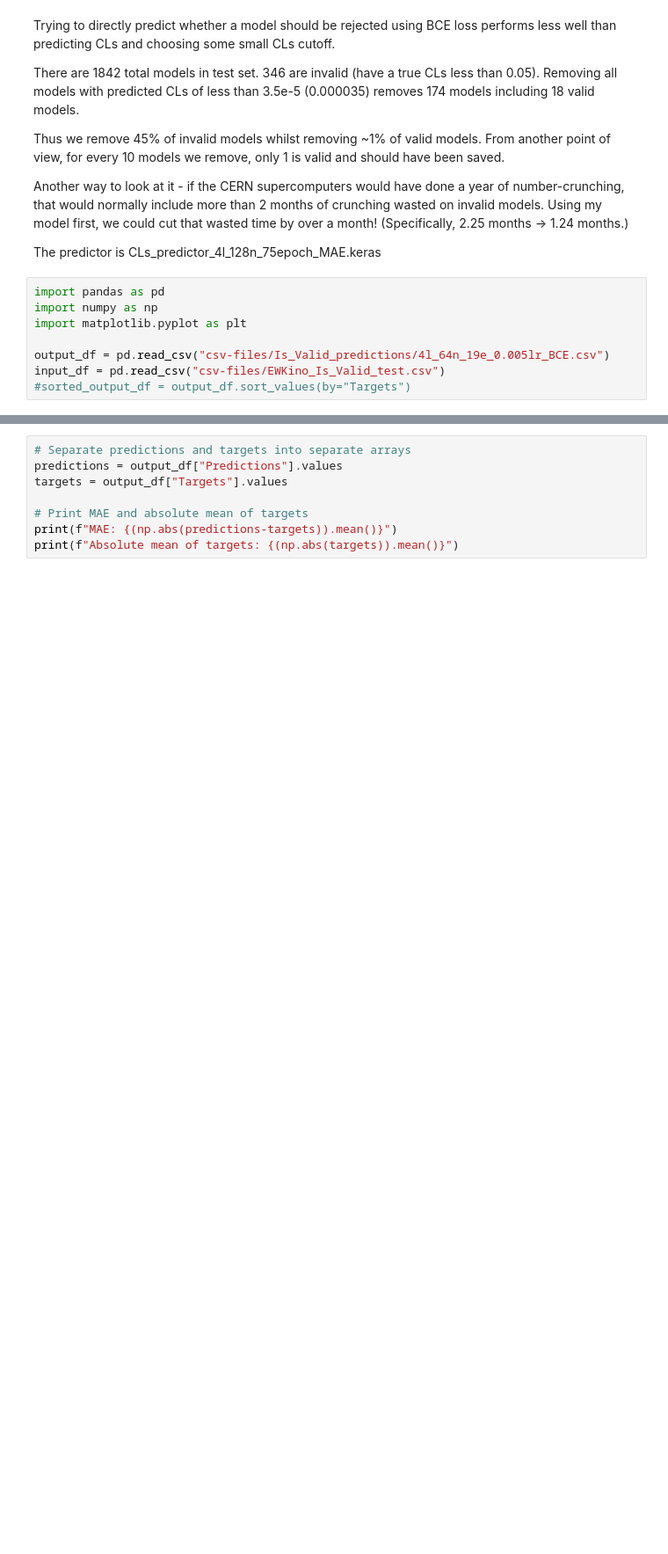
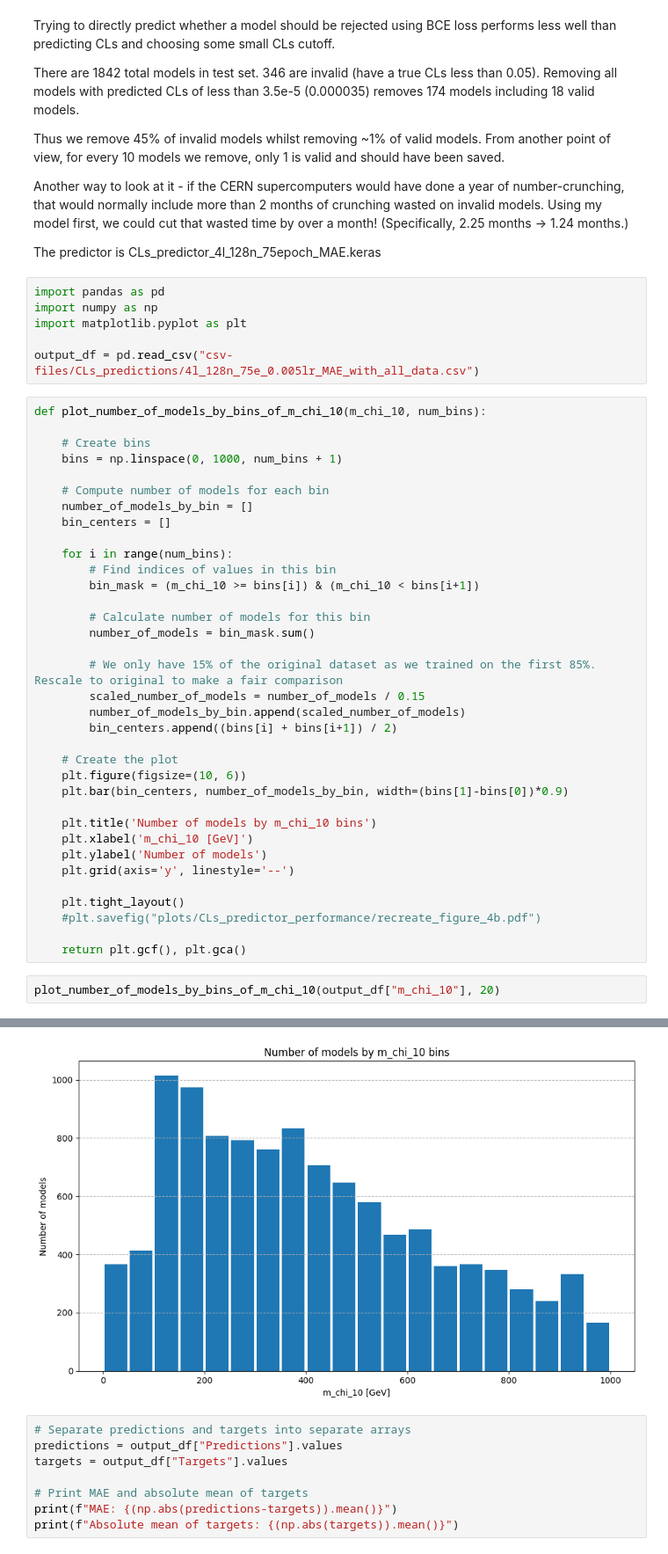
Before and after one commit to benvlasto/MPhys-Project, a Jupyter notebook: exploring_CLs_model_output.ipynb, the cells around one changed output, grey strips where cells are left out. Shown at 88% size. Drawn from its saved outputs; the diff is of its cells as text; blank space fills up the shorter version.

Commit message:
Recreated basics of figure 4b from pMSSM paper. Also removed old, unused CLs predictions

```diff
--- a/exploring_CLs_model_output.ipynb
+++ b/exploring_CLs_model_output.ipynb
@@ -16,6 +16,42 @@ import pandas as pd
 import numpy as np
 import matplotlib.pyplot as plt
 
-output_df = pd.read_csv("csv-files/Is_Valid_predictions/4l_64n_19e_0.005lr_BCE.csv")
-input_df = pd.read_csv("csv-files/EWKino_Is_Valid_test.csv")
-#sorted_output_df = output_df.sort_values(by="Targets")
+output_df = pd.read_csv("csv-files/CLs_predictions/4l_128n_75e_0.005lr_MAE_with_all_data.csv")
+# %%
+def plot_number_of_models_by_bins_of_m_chi_10(m_chi_10, num_bins):
+
+    # Create bins
+    bins = np.linspace(0, 1000, num_bins + 1)
+
+    # Compute number of models for each bin
+    number_of_models_by_bin = []
+    bin_centers = []
+
+    for i in range(num_bins):
+        # Find indices of values in this bin
+        bin_mask = (m_chi_10 >= bins[i]) & (m_chi_10 < bins[i+1])
+
+        # Calculate number of models for this bin
+        number_of_models = bin_mask.sum()
+
+        # We only have 15% of the original dataset as we trained on the first 85%. Rescale to original to make a fair comparison
+        scaled_number_of_models = number_of_models / 0.15
+        number_of_models_by_bin.append(scaled_number_of_models)
+        bin_centers.append((bins[i] + bins[i+1]) / 2)
+
+    # Create the plot
+    plt.figure(figsize=(10, 6))
+    plt.bar(bin_centers, number_of_models_by_bin, width=(bins[1]-bins[0])*0.9)
+
+    plt.title('Number of models by m_chi_10 bins')
+    plt.xlabel('m_chi_10 [GeV]')
+    plt.ylabel('Number of models')
+    plt.grid(axis='y', linestyle='--')
+
+    plt.tight_layout()
+    #plt.savefig("plots/CLs_predictor_performance/recreate_figure_4b.pdf")
+
+    return plt.gcf(), plt.gca()
+# %%
+plot_number_of_models_by_bins_of_m_chi_10(output_df["m_chi_10"], 20)
+# %% [output]
@@ -22,3 +60,4 @@ input_df = pd.read_csv("csv-files/EWKino_Is_Valid_test.csv")
+[figure, added]
 # %%
 # Separate predictions and targets into separate arrays
 predictions = output_df["Predictions"].values
```
Also changed, not shown: parts of 1 cell of this notebook, 7 other files.
